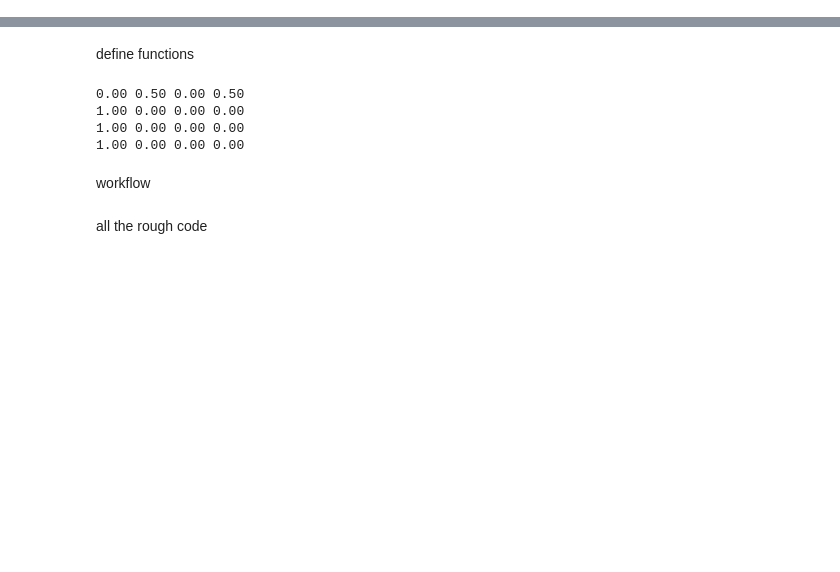
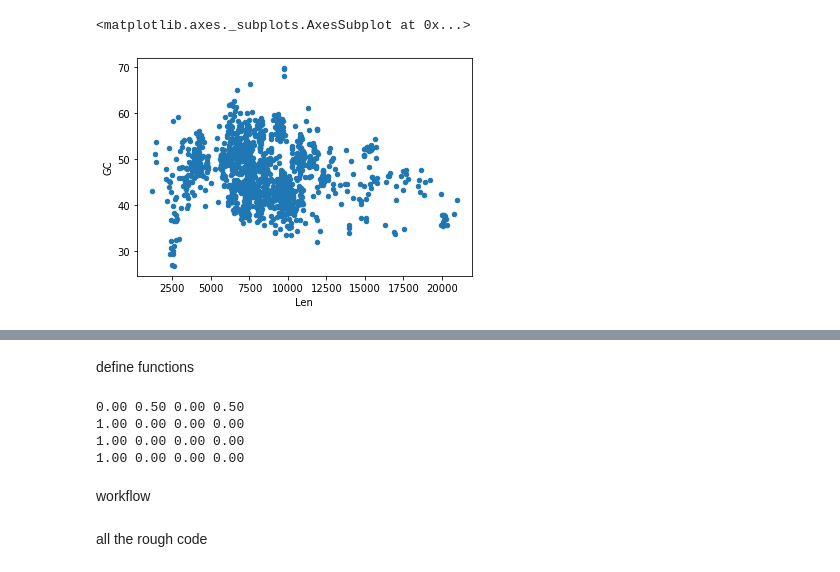
Before and after one commit to DeadlineWasYesterday/V-Classifier, a Jupyter notebook: Ele Finder 1.ipynb, the cells around one changed output, grey strips where cells are left out. Saved outputs shown, nothing was run; the diff lists cells and outputs as text; code cells hidden in the pictures; blank space fills up the shorter version.

```diff
--- a/Ele Finder 1.ipynb
+++ b/Ele Finder 1.ipynb
@@ -5,0 +41,5 @@ set parameters
+# %%
+dfp.loc[dfp['Len'] < 25000].plot(x = 'Len', y = 'GC', kind='scatter')
+# %% [output]
+<matplotlib.axes._subplots.AxesSubplot at 0x...>
+[figure, added]
```
Also changed, not shown: parts of 15 cells of this notebook, 8 other files.
